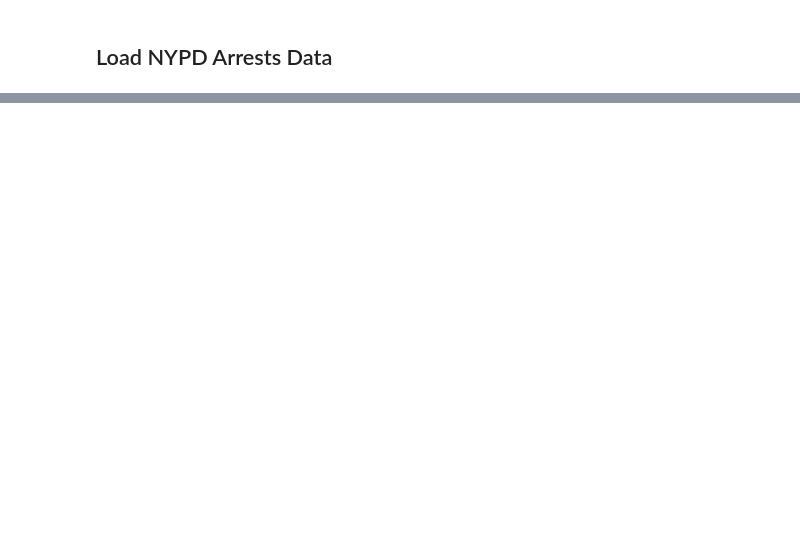
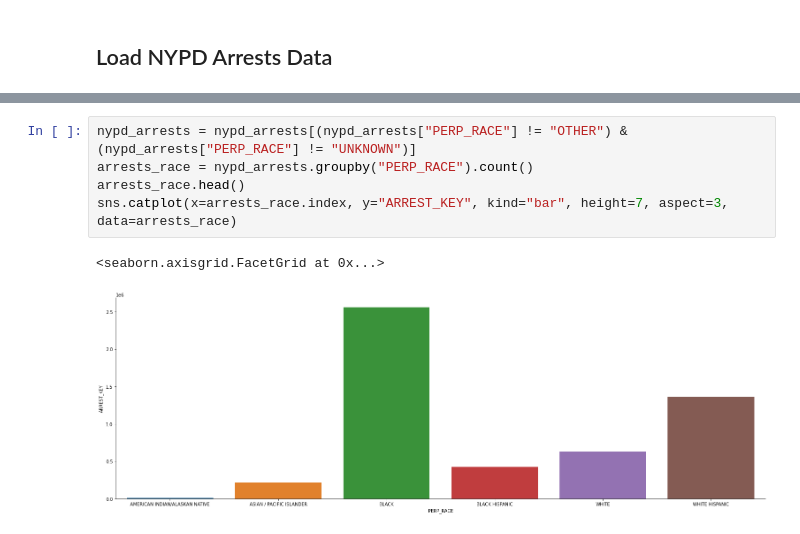
Before and after one commit to blossommojekwu/CS216-Project, a Jupyter notebook: visualizations.ipynb, the cells around one changed output, grey strips where cells are left out. Saved outputs shown, nothing was run; the diff lists cells and outputs as text; blank space fills up the shorter version.

```diff
--- a/visualizations.ipynb
+++ b/visualizations.ipynb
@@ -33,0 +39,8 @@ ValueError: Could not interpret input 'PERP_SEX'
+# %%
+nypd_arrests = nypd_arrests[(nypd_arrests["PERP_RACE"] != "OTHER") & (nypd_arrests["PERP_RACE"] != "UNKNOWN")]
+arrests_race = nypd_arrests.groupby("PERP_RACE").count()
+arrests_race.head()
+sns.catplot(x=arrests_race.index, y="ARREST_KEY", kind="bar", height=7, aspect=3, data=arrests_race)
+# %% [output]
+<seaborn.axisgrid.FacetGrid at 0x...>
+[figure, added]
```
Also changed, not shown: parts of 10 cells of this notebook.
